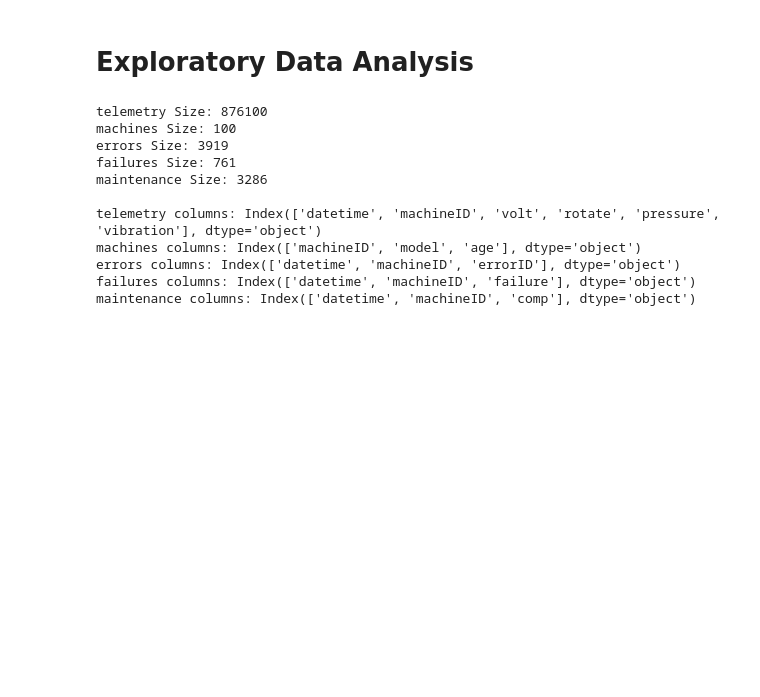
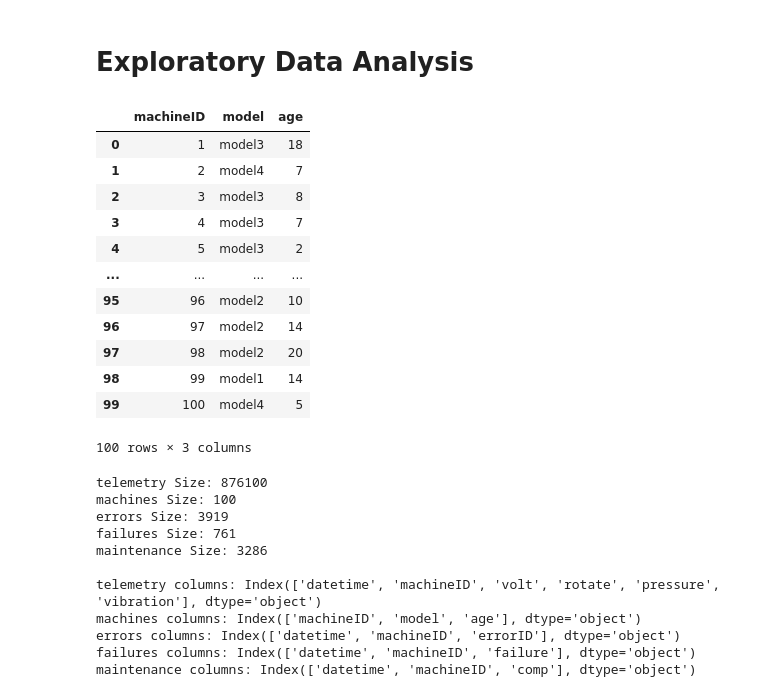
Before and after one commit to ainsleylaiuw/predictive-maintenance, a Jupyter notebook: exploratory.ipynb, the cells around one changed output. Drawn from its saved outputs; the diff is of its cells as text; code cells hidden in the pictures; blank space fills up the shorter version.

```diff
--- a/exploratory.ipynb
+++ b/exploratory.ipynb
@@ -10,6 +10,37 @@ failures = pd.read_csv('data/PdM_failures.csv')
 machines = pd.read_csv('data/PdM_machines.csv')
 maint = pd.read_csv('data/PdM_maint.csv')
 telemetry = pd.read_csv('data/PdM_telemetry.csv')
+# %%
+import pandas as pd
+from sqlalchemy import create_engine
+
+# Replace with your actual DB info
+user = 'admin'
+password = 'password'
+host = 'predm-db.c9iei22eavey.us-west-2.rds.amazonaws.com'   # e.g. 'localhost' or AWS RDS endpoint
+port = 3306
+database = 'pmdb'
+
+# Create connection string
+engine = create_engine(f'mysql+pymysql://{user}:{password}@{host}:{port}/{database}')
+
+# Query your feature table
+query = "SELECT * FROM PdM_machines"
+df_features = pd.read_sql(query, engine)
+# %% [output]
+|  | machineID | model | age |
+| 0 | 1 | model3 | 18 |
+| 1 | 2 | model4 | 7 |
+| 2 | 3 | model3 | 8 |
+| 3 | 4 | model3 | 7 |
+| 4 | 5 | model3 | 2 |
+| ... | ... | ... | ... |
+| 95 | 96 | model2 | 10 |
+| 96 | 97 | model2 | 14 |
+| 97 | 98 | model2 | 20 |
+| 98 | 99 | model1 | 14 |
+| 99 | 100 | model4 | 5 |
+100 rows × 3 columns
 # %%
 print(f'telemetry Size: {len(telemetry)}')
 print(f'machines Size: {len(machines)}')
```
Also changed, not shown: 3 other files.
